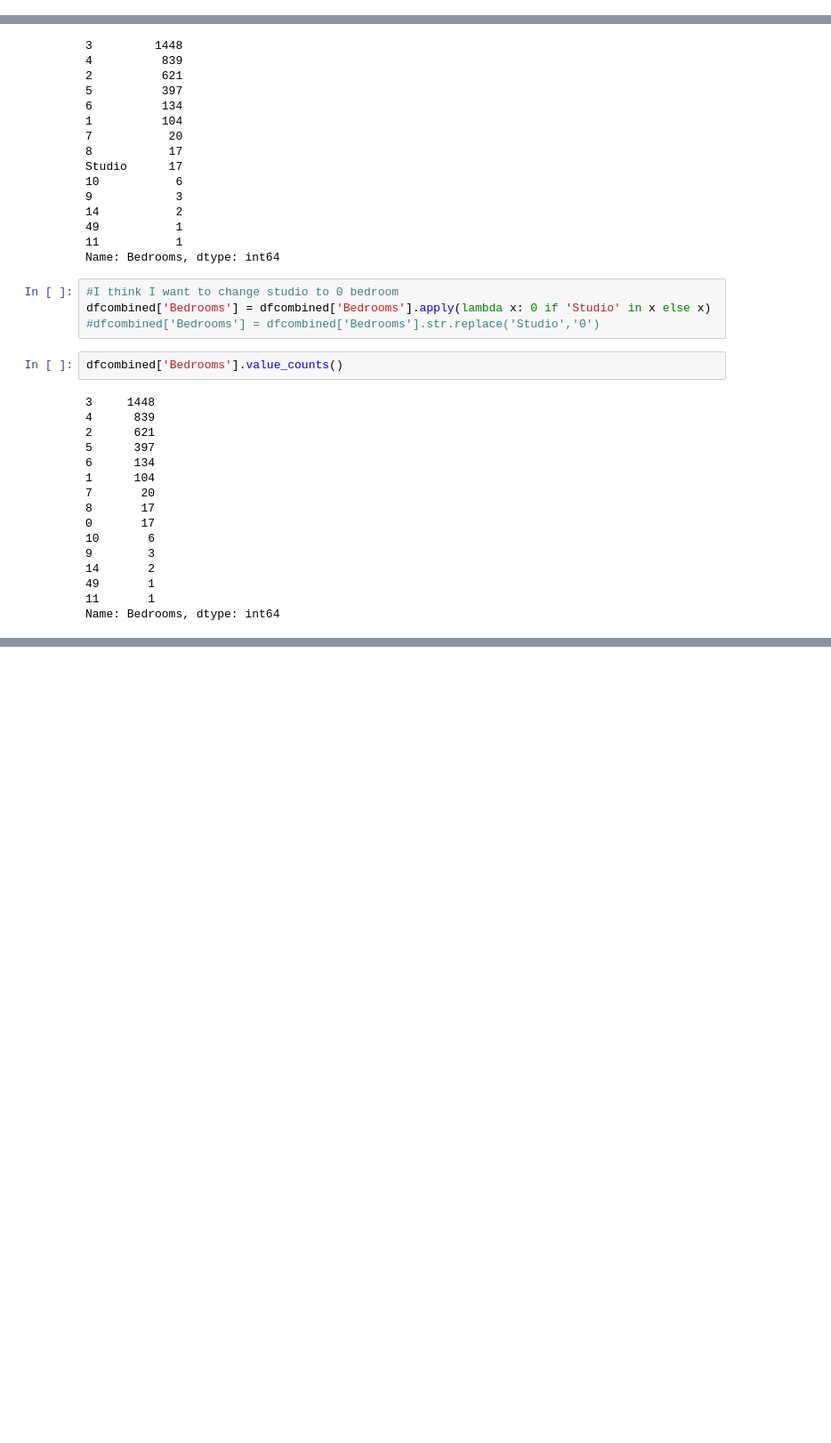
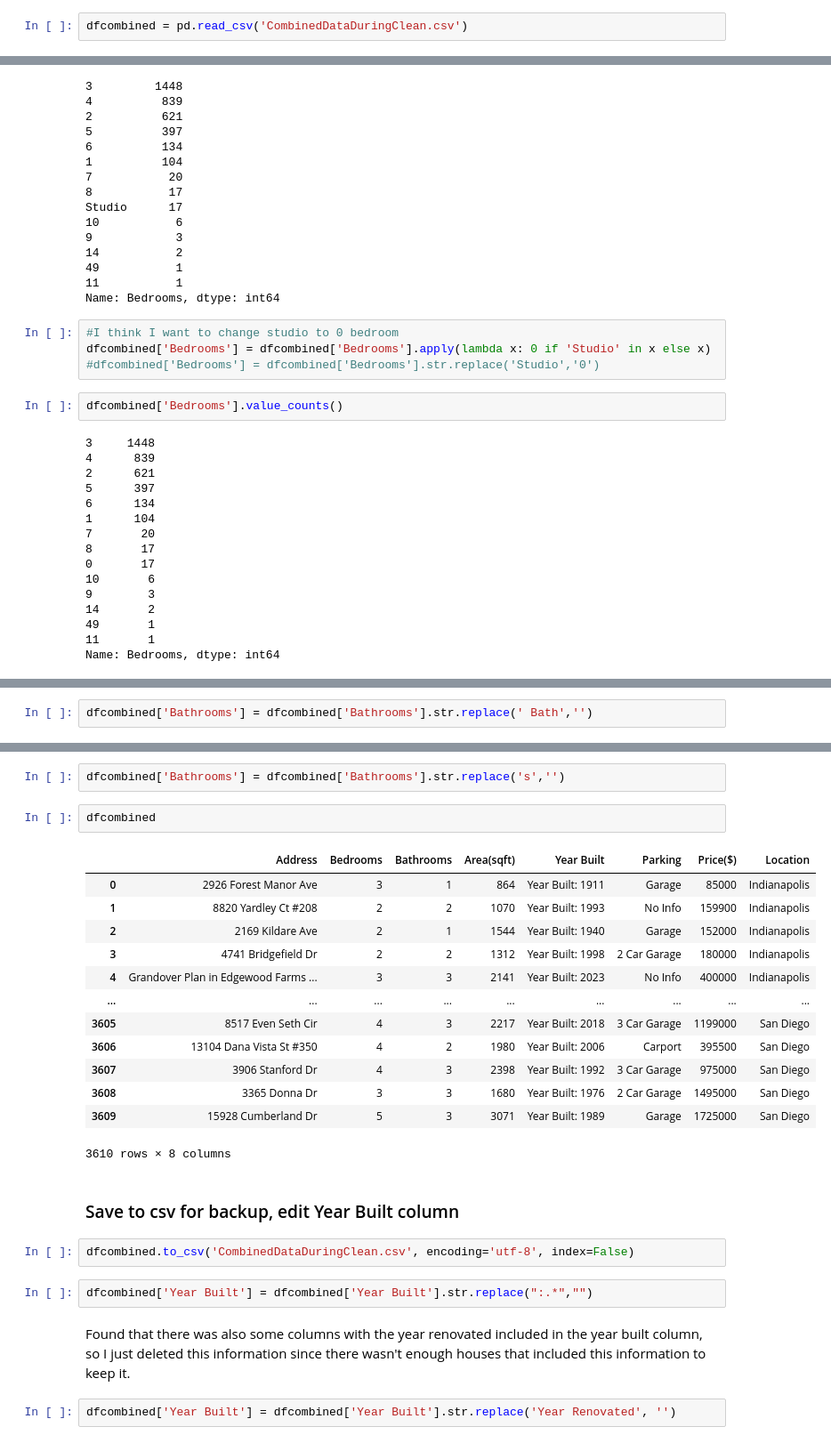
Before and after one commit to Valerieraem/Data-Analysis-and-Collection, a Jupyter notebook: Notebook Files/Data Cleaning Template.ipynb, the cells around one changed output, grey strips where cells are left out. Shown at 89% size. Saved outputs shown, nothing was run; the diff lists cells and outputs as text; blank space fills up the shorter version.

```diff
--- a/Notebook Files/Data Cleaning Template.ipynb
+++ b/Notebook Files/Data Cleaning Template.ipynb
@@ -232,6 +234,8 @@ dfcombined.head()
 dfcombined = dfcombined.rename(columns = {'Area':'Area(sqft)'})
 # %%
 dfcombined.to_csv('CombinedDataDuringClean.csv', encoding='utf-8', index=False)
+# %%
+dfcombined = pd.read_csv('CombinedDataDuringClean.csv')
 # %%
 #saved csv file for backup just in case I mess up the dataframe
 
@@ -352,0 +361,2 @@ Name: Bedrooms, dtype: int64
+# %%
+dfcombined['Bathrooms'] = dfcombined['Bathrooms'].str.replace(' Bath','')
@@ -352,0 +372,28 @@ Name: Bedrooms, dtype: int64
+# %%
+dfcombined['Bathrooms'] = dfcombined['Bathrooms'].str.replace('s','')
+# %%
+dfcombined
+# %% [output]
+|  | Address | Bedrooms | Bathrooms | Area(sqft) | Year Built | Parking | Price($) | Location |
+| 0 | 2926 Forest Manor Ave | 3 | 1 | 864 | Year Built: 1911 | Garage | 85000 | Indianapolis |
+| 1 | 8820 Yardley Ct #208 | 2 | 2 | 1070 | Year Built: 1993 | No Info | 159900 | Indianapolis |
+| 2 | 2169 Kildare Ave | 2 | 1 | 1544 | Year Built: 1940 | Garage | 152000 | Indianapolis |
+| 3 | 4741 Bridgefield Dr | 2 | 2 | 1312 | Year Built: 1998 | 2 Car Garage | 180000 | Indianapolis |
+| 4 | Grandover Plan in Edgewood Farms ... | 3 | 3 | 2141 | Year Built: 2023 | No Info | 400000 | Indianapolis |
+| ... | ... | ... | ... | ... | ... | ... | ... | ... |
+| 3605 | 8517 Even Seth Cir | 4 | 3 | 2217 | Year Built: 2018 | 3 Car Garage | 1199000 | San Diego |
+| 3606 | 13104 Dana Vista St #350 | 4 | 2 | 1980 | Year Built: 2006 | Carport | 395500 | San Diego |
+| 3607 | 3906 Stanford Dr | 4 | 3 | 2398 | Year Built: 1992 | 3 Car Garage | 975000 | San Diego |
+| 3608 | 3365 Donna Dr | 3 | 3 | 1680 | Year Built: 1976 | 2 Car Garage | 1495000 | San Diego |
+| 3609 | 15928 Cumberland Dr | 5 | 3 | 3071 | Year Built: 1989 | Garage | 1725000 | San Diego |
+3610 rows × 8 columns
+# %% [markdown]
+### Save to csv for backup, edit Year Built column
+# %%
+dfcombined.to_csv('CombinedDataDuringClean.csv', encoding='utf-8', index=False)
+# %%
+dfcombined['Year Built'] = dfcombined['Year Built'].str.replace(":.*","")
+# %% [markdown]
+Found that there was also some columns with the year renovated included in the year built column, so I just deleted this information since there wasn't enough houses that included this information to keep it.
+# %%
+dfcombined['Year Built'] = dfcombined['Year Built'].str.replace('Year Renovated', '')
```
Also changed, not shown: parts of 57 cells of this notebook.
